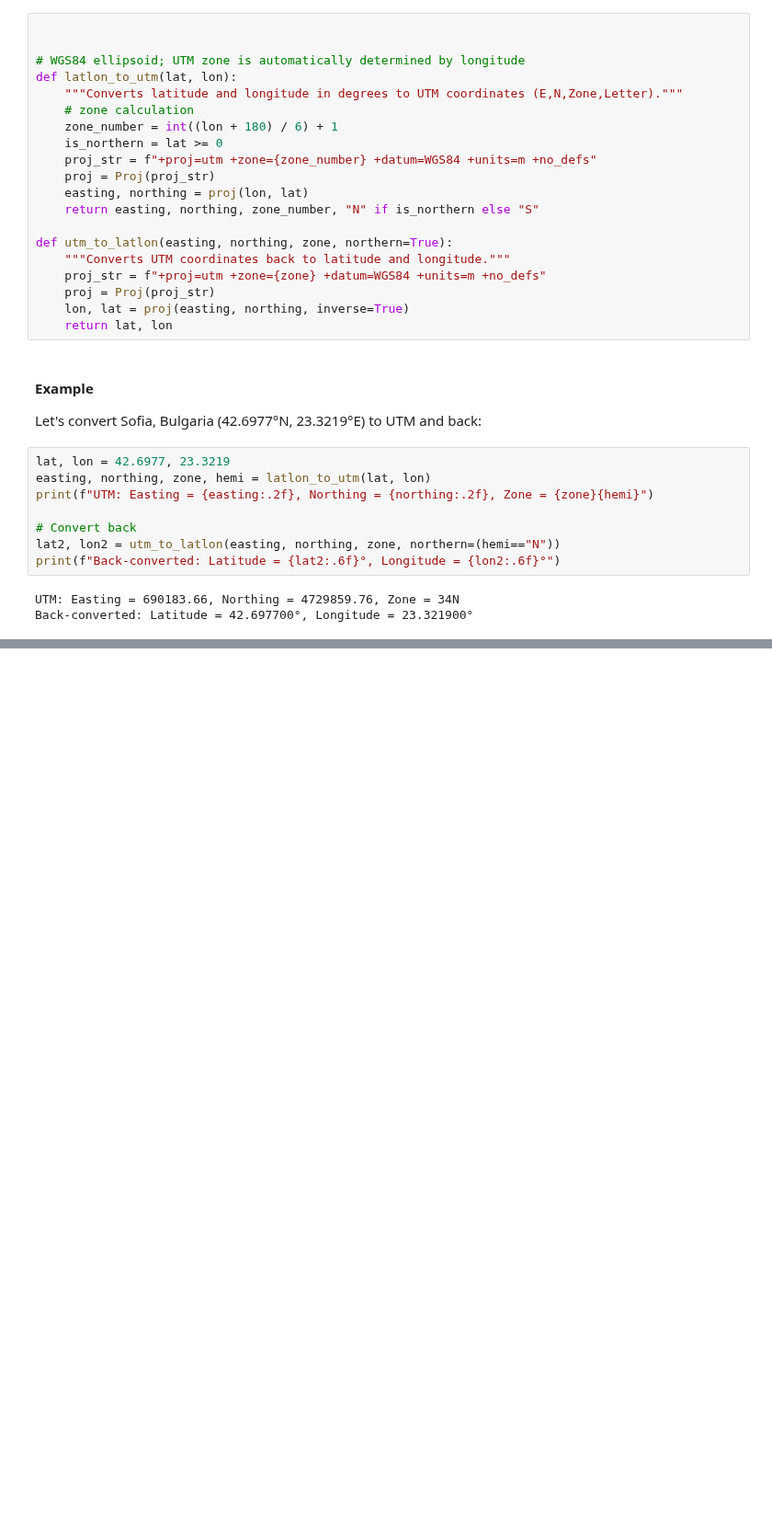
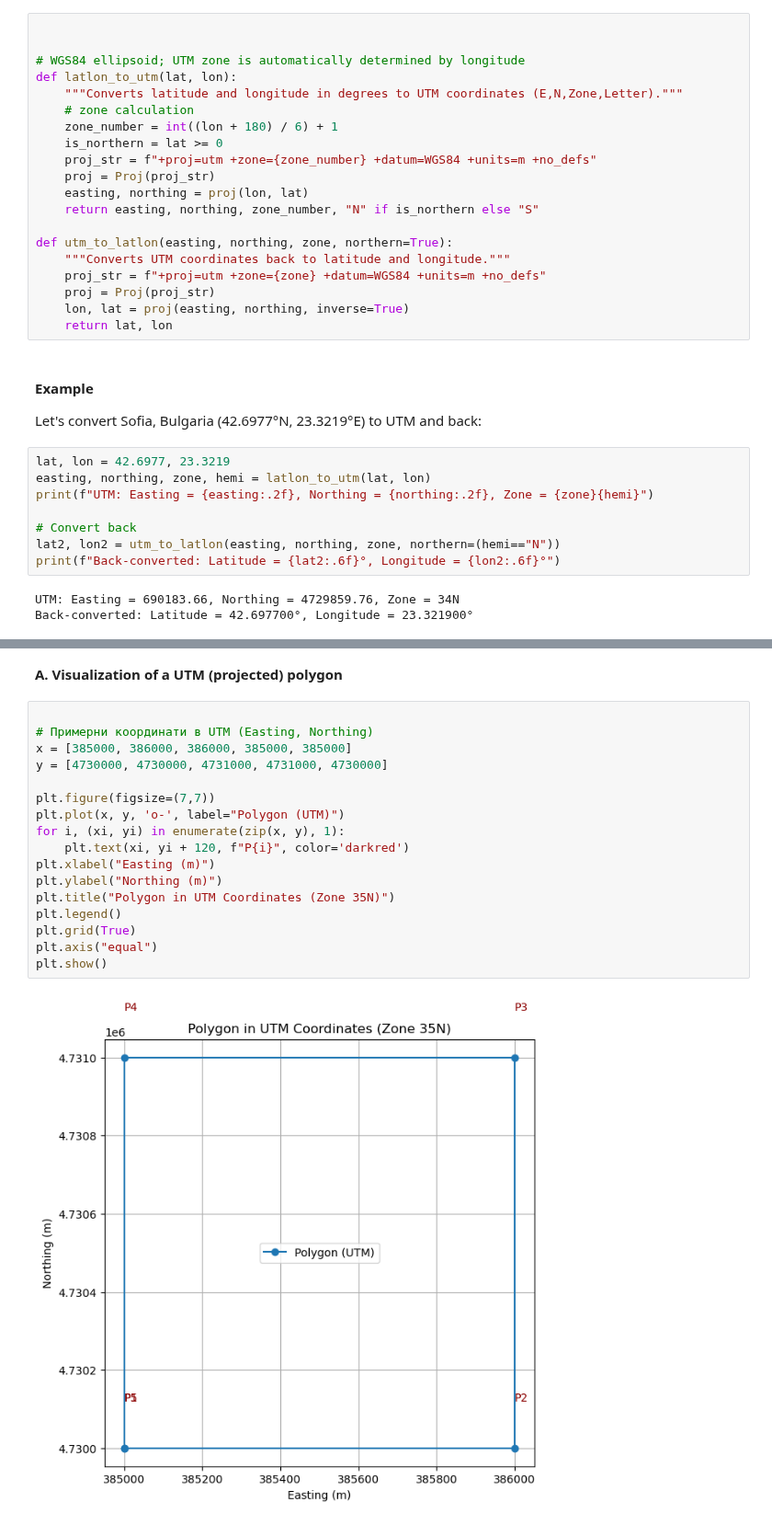
Before and after one commit to Araychev/UPSKILL-AI-and-Machine-Learning---2025, a Jupyter notebook: Math Concepts for Developers - март 2025/Regular_Exam_Project/math_concepts_geo_project.ipynb, the cells around one changed output, grey strips where cells are left out. Shown at 92% size. Drawn from its saved outputs; the diff is of its cells as text; blank space fills up the shorter version.

```diff
--- a/Math Concepts for Developers - март 2025/Regular_Exam_Project/math_concepts_geo_project.ipynb
+++ b/Math Concepts for Developers - март 2025/Regular_Exam_Project/math_concepts_geo_project.ipynb
@@ -733,0 +914,21 @@ Back-converted: Latitude = 42.697700°, Longitude = 23.321900°
+# %% [markdown]
+**A. Visualization of a UTM (projected) polygon**
+# %%
+
+# Примерни координати в UTM (Easting, Northing)
+x = [385000, 386000, 386000, 385000, 385000]
+y = [4730000, 4730000, 4731000, 4731000, 4730000]
+
+plt.figure(figsize=(7,7))
+plt.plot(x, y, 'o-', label="Polygon (UTM)")
+for i, (xi, yi) in enumerate(zip(x, y), 1):
+    plt.text(xi, yi + 120, f"P{i}", color='darkred')
+plt.xlabel("Easting (m)")
+plt.ylabel("Northing (m)")
+plt.title("Polygon in UTM Coordinates (Zone 35N)")
+plt.legend()
+plt.grid(True)
+plt.axis("equal")
+plt.show()
+# %% [output]
+[figure, added]
```
Also changed, not shown: parts of 16 cells of this notebook, 1 other file.
